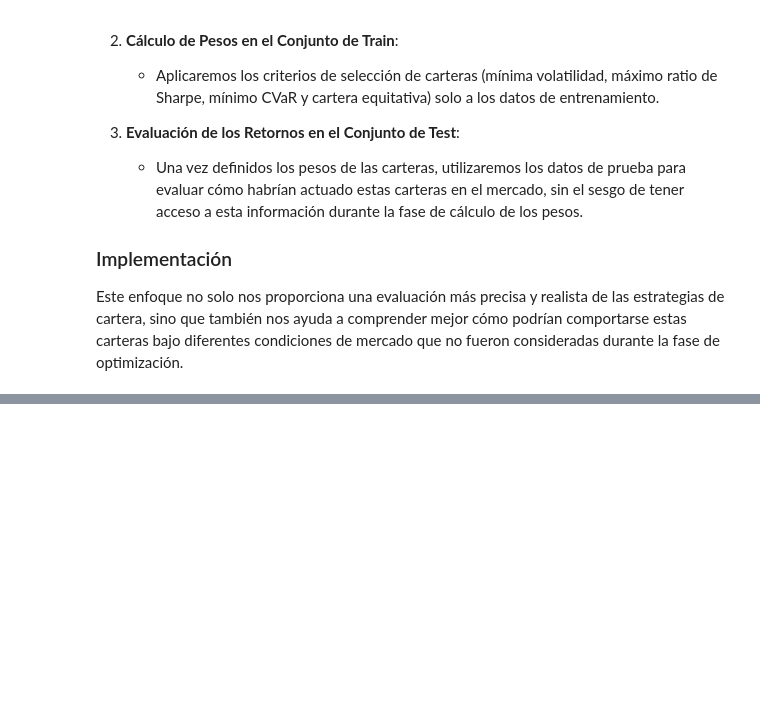
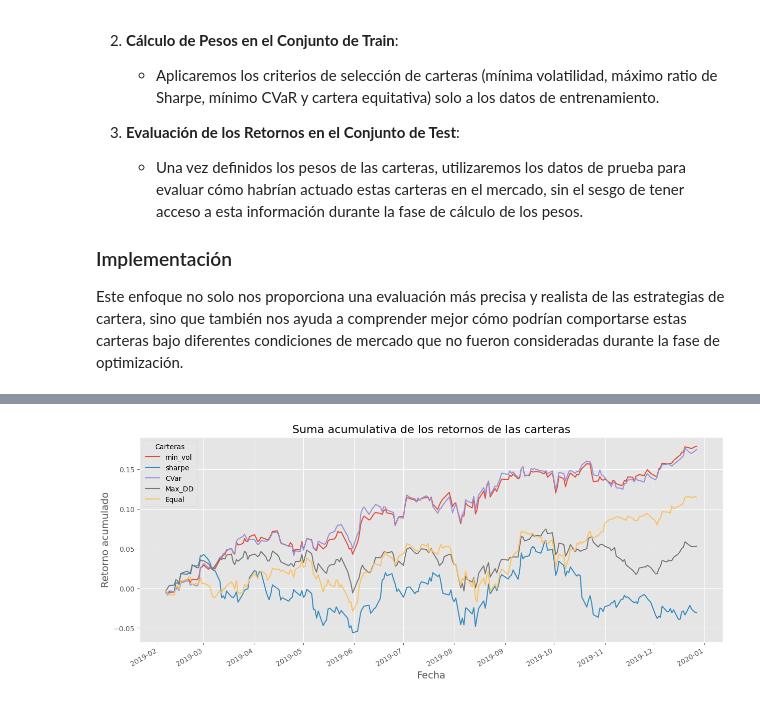
Before and after one commit to diegoo7am/microcredencial-carteras-python-2023_fork, a Jupyter notebook: Tema_6_Riesgos/src/riesgos.ipynb, the cells around one changed output, grey strips where cells are left out. Drawn from its saved outputs; the diff is of its cells as text; code cells hidden in the pictures; blank space fills up the shorter version.

```diff
--- a/Tema_6_Riesgos/src/riesgos.ipynb
+++ b/Tema_6_Riesgos/src/riesgos.ipynb
@@ -1378,0 +1611,13 @@ Este enfoque no solo nos proporciona una evaluación más precisa y realista de
+# %%
+pesos_carteras_train_df = pd.DataFrame()
+
+pesos_carteras_train_df['min_vol'] = cartera_min_vol (returns_train)
+
+rf = 0.01/252
+pesos_carteras_train_df['sharpe'] = cartera_max_sharpe(returns_train, rf)
+
+pesos_carteras_train_df['CVar'] = cartera_min_cvar(returns_train)
+
+pesos_carteras_train_df['Max_DD'] = cartera_max_drawdown(returns_train)
+
+pesos_carteras_train_df['Equal'] = np.ones(len(assets))/len(assets)
@@ -1378,0 +1637,29 @@ Este enfoque no solo nos proporciona una evaluación más precisa y realista de
+# %%
+retornos_carteras_test = returns_test.values @ pesos_carteras_train_df
+retornos_carteras_test_df = pd.DataFrame(retornos_carteras_test)
+retornos_carteras_test_df.index = returns_test.index
+# %%
+cumulative_returns_test = retornos_carteras_test_df.cumsum()
+
+# Crear la figura y el eje
+fig, ax = plt.subplots(figsize=(15, 6))  # Puedes ajustar el tamaño de la figura según tus necesidades
+
+# Hacer el gráfico
+cumulative_returns_test.plot(ax=ax)
+
+# Añadir títulos y etiquetas
+ax.set_title('Suma acumulativa de los retornos de las carteras', fontsize=16)
+ax.set_xlabel('Fecha', fontsize=14)
+ax.set_ylabel('Retorno acumulado', fontsize=14)
+
+# Mejorar la leyenda
+ax.legend(title='Carteras')
+
+# Opcional: Personalizar más aspectos del gráfico
+# Establecer un estilo de gráfico para mejorar la visualización
+plt.style.use('ggplot')
+
+# Mostrar el gráfico
+plt.show()
+# %% [output]
+[figure, added]
```
Also changed, not shown: parts of 21 cells of this notebook.
